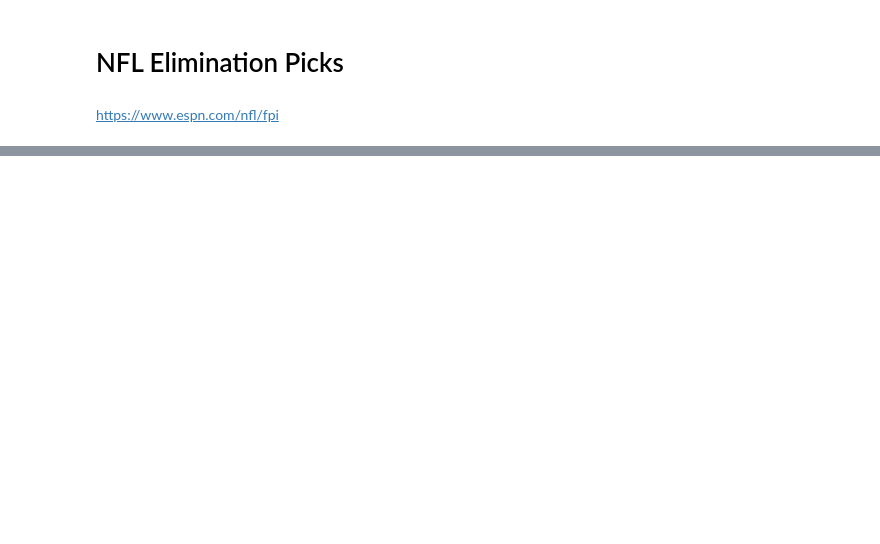
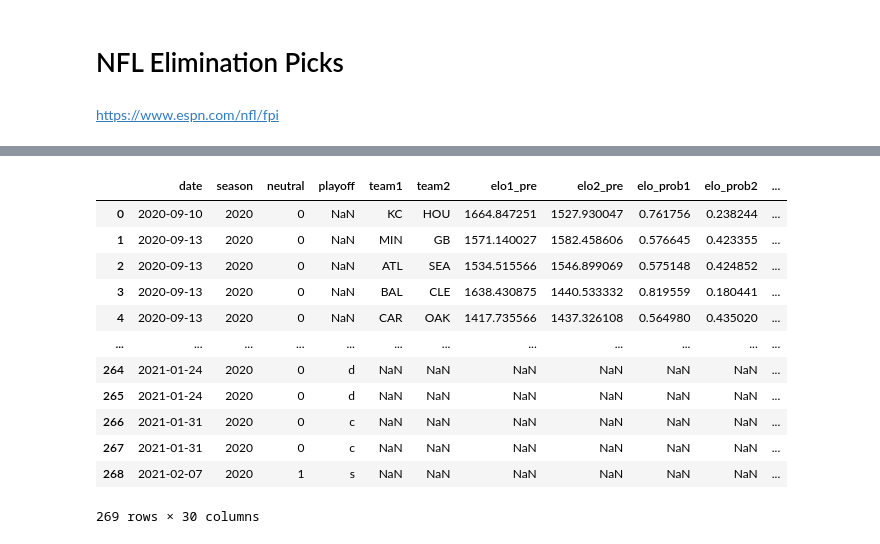
Before and after one commit to nicktimko/nfl-survival-picks, a Jupyter notebook: picks.ipynb, the cells around one changed output, grey strips where cells are left out. Drawn from its saved outputs; the diff is of its cells as text; code cells hidden in the pictures; blank space fills up the shorter version.

```diff
--- a/picks.ipynb
+++ b/picks.ipynb
@@ -1008,0 +752,19 @@ week 17: diff  +5.0 - picking PHI (-2.2+H) over WSH (-5.2  )
+# %%
+nfl_538_api_url = "https://projects.fivethirtyeight.com/nfl-api/nfl_elo_latest.csv"
+data = pd.read_csv(nfl_538_api_url)
+# %%
+data
+# %% [output]
+|  | date | season | neutral | playoff | team1 | team2 | elo1_pre | elo2_pre | elo_prob1 | elo_prob2 | ... |
+| 0 | 2020-09-10 | 2020 | 0 | NaN | KC | HOU | 1664.847251 | 1527.930047 | 0.761756 | 0.238244 | ... |
+| 1 | 2020-09-13 | 2020 | 0 | NaN | MIN | GB | 1571.140027 | 1582.458606 | 0.576645 | 0.423355 | ... |
+| 2 | 2020-09-13 | 2020 | 0 | NaN | ATL | SEA | 1534.515566 | 1546.899069 | 0.575148 | 0.424852 | ... |
+| 3 | 2020-09-13 | 2020 | 0 | NaN | BAL | CLE | 1638.430875 | 1440.533332 | 0.819559 | 0.180441 | ... |
+| 4 | 2020-09-13 | 2020 | 0 | NaN | CAR | OAK | 1417.735566 | 1437.326108 | 0.564980 | 0.435020 | ... |
+| ... | ... | ... | ... | ... | ... | ... | ... | ... | ... | ... | ... |
+| 264 | 2021-01-24 | 2020 | 0 | d | NaN | NaN | NaN | NaN | NaN | NaN | ... |
+| 265 | 2021-01-24 | 2020 | 0 | d | NaN | NaN | NaN | NaN | NaN | NaN | ... |
+| 266 | 2021-01-31 | 2020 | 0 | c | NaN | NaN | NaN | NaN | NaN | NaN | ... |
+| 267 | 2021-01-31 | 2020 | 0 | c | NaN | NaN | NaN | NaN | NaN | NaN | ... |
+| 268 | 2021-02-07 | 2020 | 1 | s | NaN | NaN | NaN | NaN | NaN | NaN | ... |
+269 rows × 30 columns
```
Also changed, not shown: parts of 39 cells of this notebook, 2 other files.
